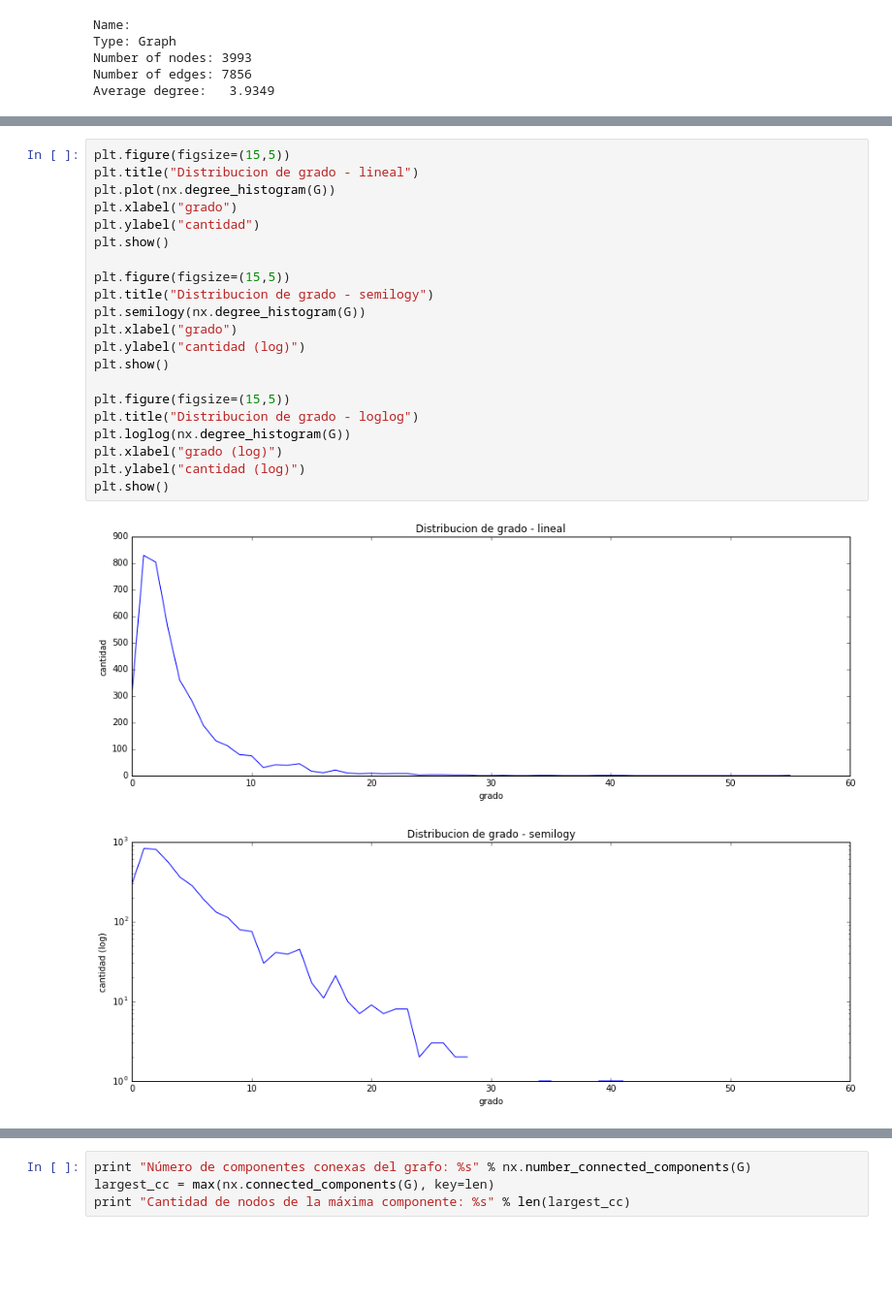
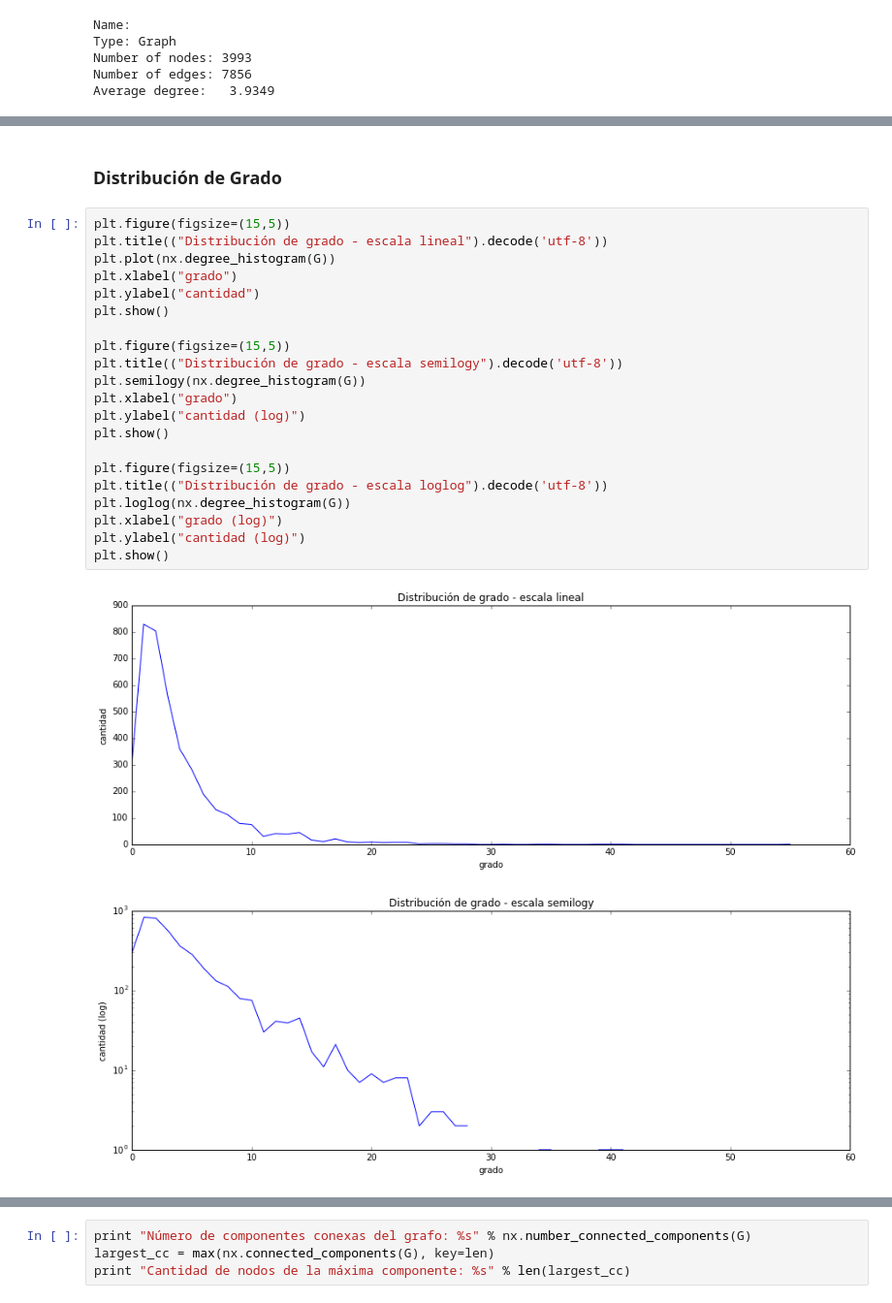
Before and after one commit to axelmaddonni/cienciadatos, a Jupyter notebook: tp4/Informe TP4.ipynb, the cells around one changed output, grey strips where cells are left out. Shown at 97% size. Drawn from its saved outputs; the diff is of its cells as text; blank space fills up the shorter version.

```diff
--- a/tp4/Informe TP4.ipynb
+++ b/tp4/Informe TP4.ipynb
@@ -36,24 +64,26 @@ Average degree:   3.9349
+# %% [markdown]
+### Distribución de Grado
 # %%
 plt.figure(figsize=(15,5))
-plt.title("Distribucion de grado - lineal")
+plt.title(("Distribución de grado - escala lineal").decode('utf-8'))
 plt.plot(nx.degree_histogram(G))
 plt.xlabel("grado")
 plt.ylabel("cantidad")
 plt.show()
 
 plt.figure(figsize=(15,5))
-plt.title("Distribucion de grado - semilogy")
+plt.title(("Distribución de grado - escala semilogy").decode('utf-8'))
 plt.semilogy(nx.degree_histogram(G))
 plt.xlabel("grado")
 plt.ylabel("cantidad (log)")
 plt.show()
 
 plt.figure(figsize=(15,5))
-plt.title("Distribucion de grado - loglog")
+plt.title(("Distribución de grado - escala loglog").decode('utf-8'))
 plt.loglog(nx.degree_histogram(G))
 plt.xlabel("grado (log)")
 plt.ylabel("cantidad (log)")
 plt.show()
 # %% [output]
-[figure, old version]
+[figure, new version]
-[figure, old version]
+[figure, new version]
```
Also changed, not shown: parts of 41 cells of this notebook.
